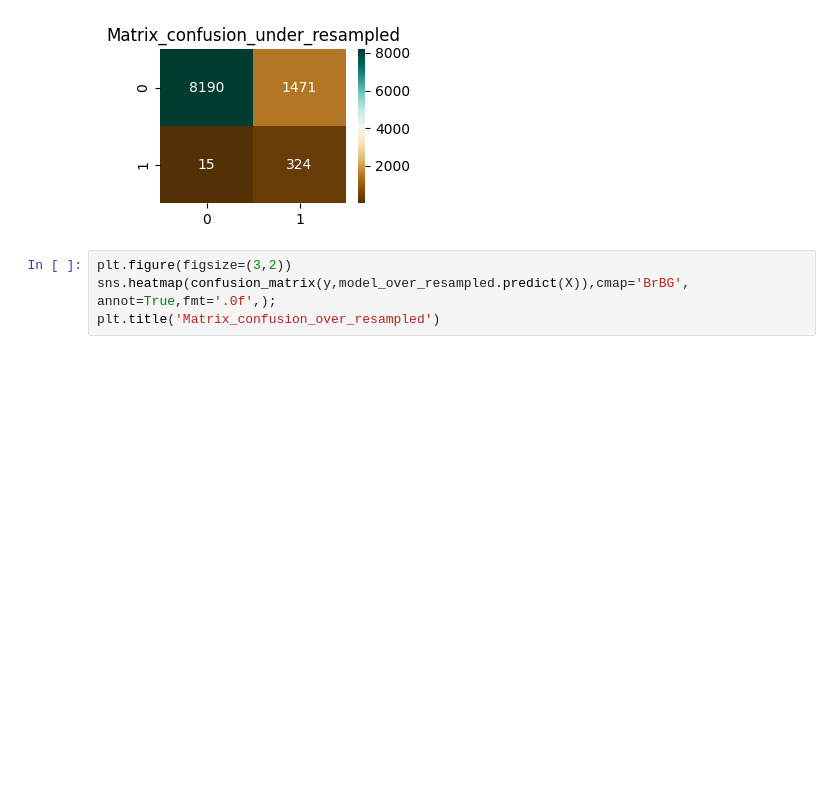
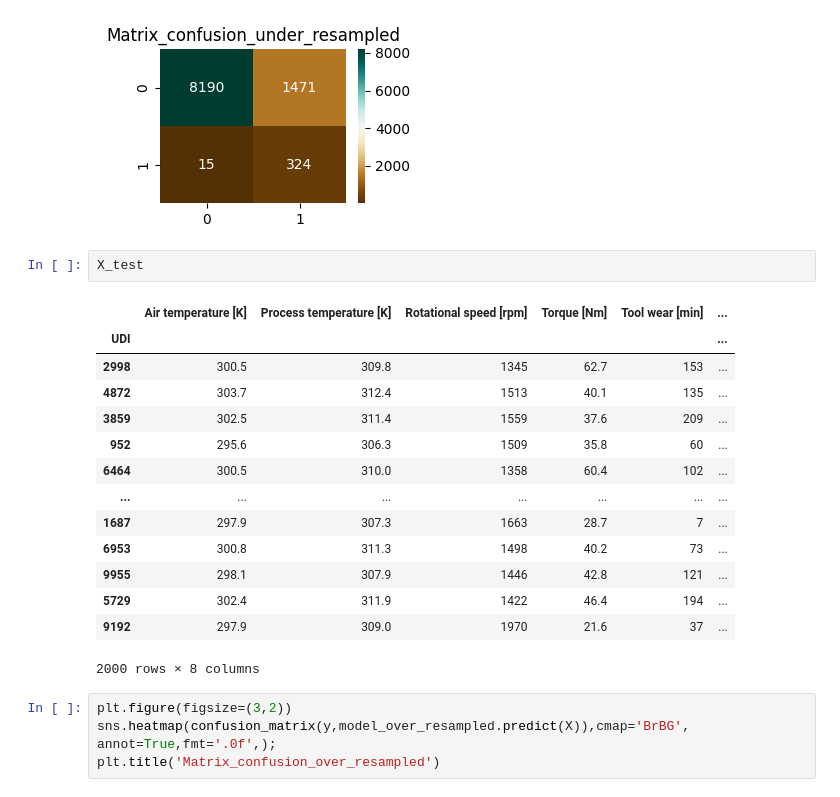
Before and after one commit to Danielgarpra/Milling_failure_prediction_ML, a Jupyter notebook: milling_projet.ipynb, the cells around one changed output. Saved outputs shown, nothing was run; the diff lists cells and outputs as text; blank space fills up the shorter version.

```diff
--- a/milling_projet.ipynb
+++ b/milling_projet.ipynb
@@ -819,6 +819,23 @@ plt.title('Matrix_confusion_under_resampled')
 # %% [output]
 Text(0.5, 1.0, 'Matrix_confusion_under_resampled')
 [figure]
+# %%
+X_test
+# %% [output]
+|  | Air temperature [K] | Process temperature [K] | Rotational speed [rpm] | Torque [Nm] | Tool wear [min] | ... |
+| UDI |  |  |  |  |  | ... |
+| 2998 | 300.5 | 309.8 | 1345 | 62.7 | 153 | ... |
+| 4872 | 303.7 | 312.4 | 1513 | 40.1 | 135 | ... |
+| 3859 | 302.5 | 311.4 | 1559 | 37.6 | 209 | ... |
+| 952 | 295.6 | 306.3 | 1509 | 35.8 | 60 | ... |
+| 6464 | 300.5 | 310.0 | 1358 | 60.4 | 102 | ... |
+| ... | ... | ... | ... | ... | ... | ... |
+| 1687 | 297.9 | 307.3 | 1663 | 28.7 | 7 | ... |
+| 6953 | 300.8 | 311.3 | 1498 | 40.2 | 73 | ... |
+| 9955 | 298.1 | 307.9 | 1446 | 42.8 | 121 | ... |
+| 5729 | 302.4 | 311.9 | 1422 | 46.4 | 194 | ... |
+| 9192 | 297.9 | 309.0 | 1970 | 21.6 | 37 | ... |
+2000 rows × 8 columns
 # %%
 plt.figure(figsize=(3,2))
 sns.heatmap(confusion_matrix(y,model_over_resampled.predict(X)),cmap='BrBG', annot=True,fmt='.0f',);
```
Also changed, not shown: 2 other files.
